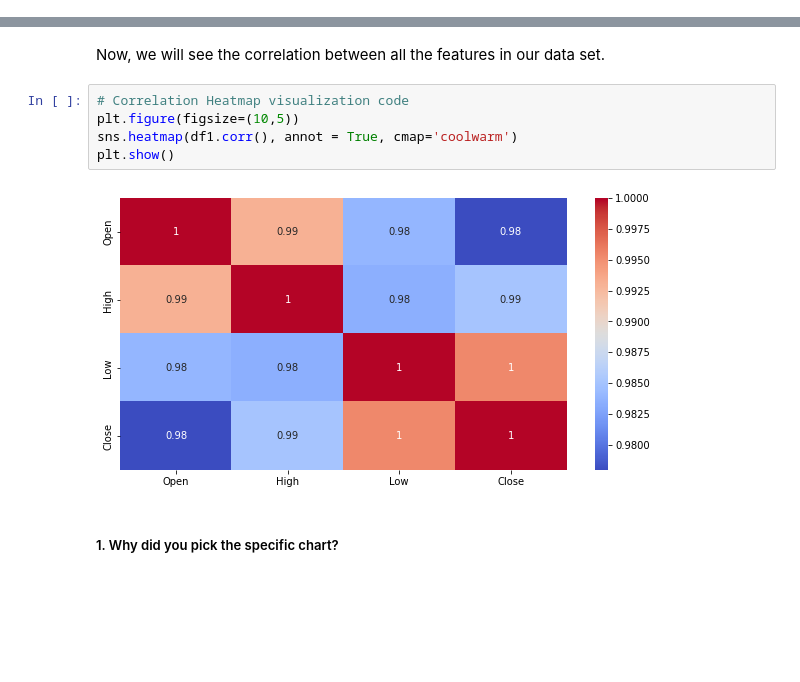
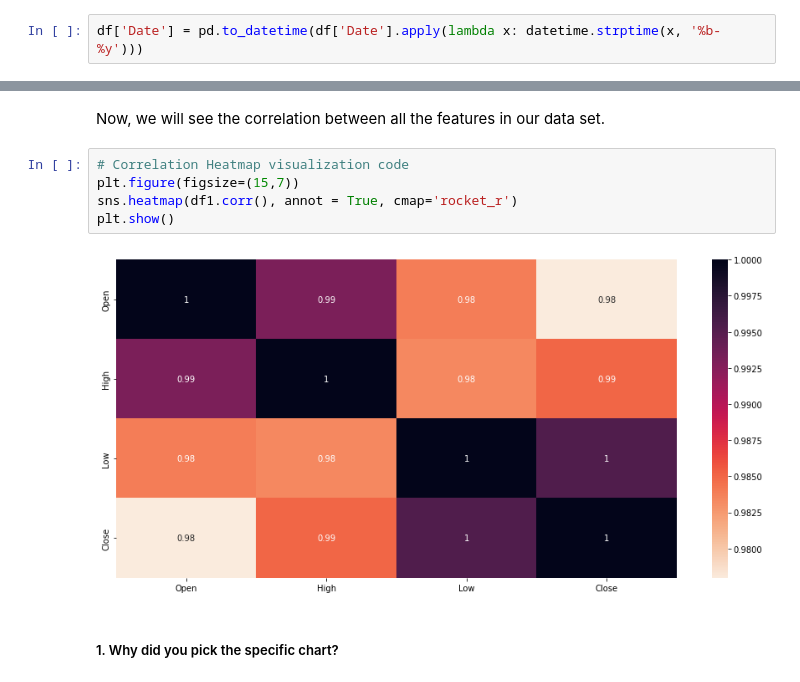
Before and after one commit to KartikKumar7070/Yesbank-stock-pricing-analysis-regression-model, a Jupyter notebook: ML_Capstone_Project_On_Regression.ipynb, the cells around one changed output, grey strips where cells are left out. Cells and saved outputs as stored; diff of their text form; blank space fills up the shorter version.

```diff
--- a/ML_Capstone_Project_On_Regression.ipynb
+++ b/ML_Capstone_Project_On_Regression.ipynb
@@ -131,6 +137,8 @@ df.tail()
 | 184 | Nov-20 | 12.41 | 14.90 | 12.21 | 14.67 |
 # %% [markdown]
 ### Dataset Rows & Columns count
+# %%
+df['Date'] = pd.to_datetime(df['Date'].apply(lambda x: datetime.strptime(x, '%b-%y')))
 # %%
 # Dataset Rows & Columns count
 df.shape
@@ -413,11 +441,11 @@ Chart-5
 Now, we will see the correlation between all the features in our data set.
 # %%
 # Correlation Heatmap visualization code
-plt.figure(figsize=(10,5))
-sns.heatmap(df1.corr(), annot = True, cmap='coolwarm')
+plt.figure(figsize=(15,7))
+sns.heatmap(df1.corr(), annot = True, cmap='rocket_r')
 plt.show()
 # %% [output]
-[figure, old version]
+[figure, new version]
 # %% [markdown]
 ##### 1. Why did you pick the specific chart?
 # %% [markdown]
```
Also changed, not shown: parts of 114 cells of this notebook.
